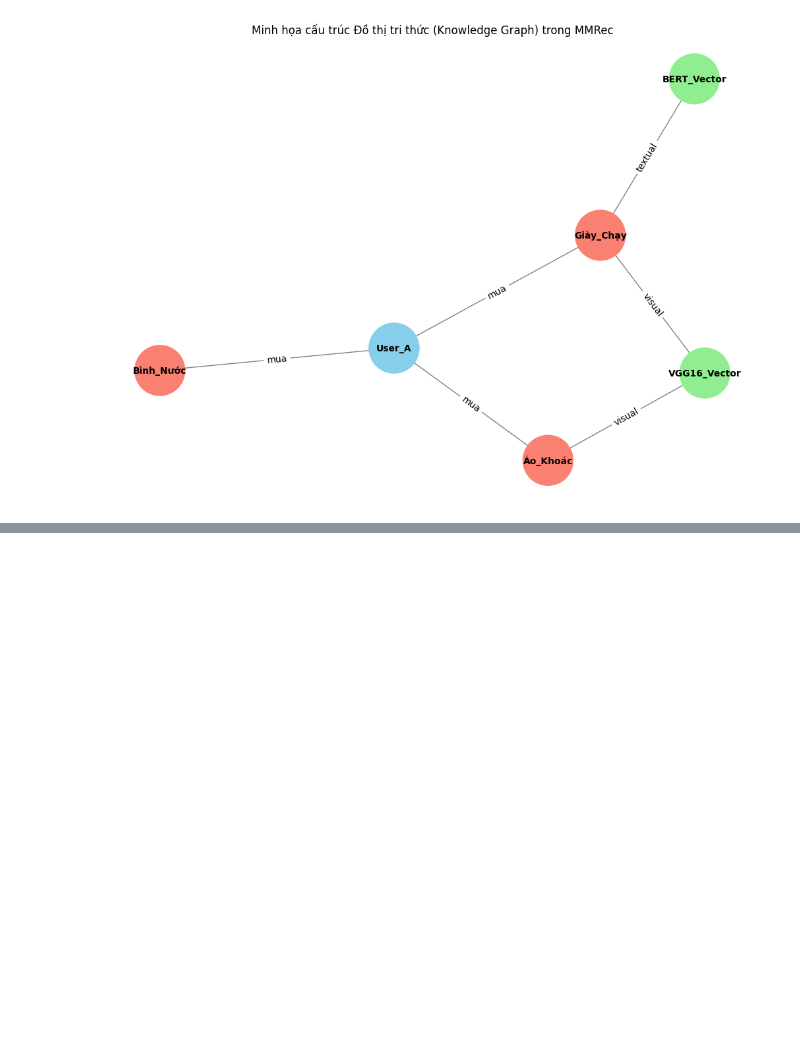
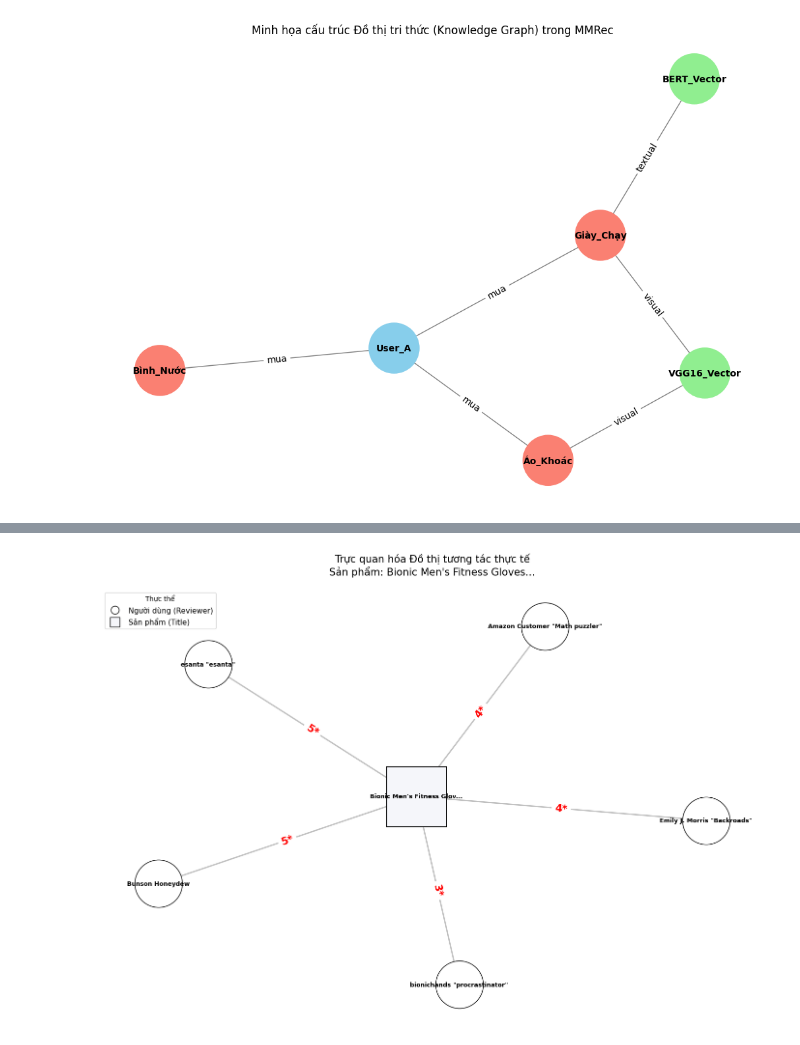
Before and after one commit to ThanhB18059162022/MMRec, a Jupyter notebook: preprocessing.ipynb, the cells around one changed output, grey strips where cells are left out. Saved outputs shown, nothing was run; the diff lists cells and outputs as text; code cells hidden in the pictures; blank space fills up the shorter version.

```diff
--- a/preprocessing.ipynb
+++ b/preprocessing.ipynb
@@ -576,0 +745,2 @@ print(g)
+# %%
+df_meta_with_reviews = pd.read_parquet(os.path.join(PATH, "meta_reviews_merged.gzip.parquet"), engine='pyarrow')
@@ -576,0 +952,64 @@ print(g)
+# %%
+import pandas as pd
+import networkx as nx
+import matplotlib.pyplot as plt
+import matplotlib.lines as mlines
+
+# 1. Khởi tạo đồ thị từ DataFrame df_product_final_plot
+G = nx.Graph()
+
+# Lấy tên sản phẩm làm node trung tâm (rút gọn để không bị tràn node)
+raw_title = df_product_final_plot['title'].iloc[0]
+item_node_name = (raw_title[:25] + '...') if len(raw_title) > 25 else raw_title
+
+# 2. Thêm các cạnh và node dựa trên dữ liệu thực tế
+for _, row in df_product_final_plot.iterrows():
+    u_name = row['reviewerName']
+    r_label = f"{int(row['rating'])}*"
+
+    # Tạo kết nối giữa người dùng và sản phẩm kèm nhãn rating
+    G.add_edge(u_name, item_node_name, label=r_label)
+
+# Tách danh sách node để định dạng hình dáng
+user_nodes = [n for n in G.nodes if n != item_node_name]
+item_node = [item_node_name]
+
+# 3. Cấu hình vẽ đồ thị
+plt.figure(figsize=(14, 10))
+# Sử dụng spring_layout để các tên dài không bị đè lên nhau
+pos = nx.spring_layout(G, k=1.5, seed=42)
+
+# --- VẼ CÁC THỰC THỂ ---
+# Vẽ Người dùng: Hình tròn (o), nền trắng
+nx.draw_networkx_nodes(G, pos, nodelist=user_nodes, node_shape='o',
+                       node_size=5000, node_color='white', edgecolors='black')
+
+# Vẽ Sản phẩm: Hình vuông (s), nền xám nhạt
+nx.draw_networkx_nodes(G, pos, nodelist=item_node, node_shape='s',
+                       node_size=8000, node_color='#f5f6fa', edgecolors='black')
+
+# Vẽ nhãn Text (Tên reviewer và Tiêu đề sản phẩm)
+nx.draw_networkx_labels(G, pos, font_size=9, font_weight='bold')
+
+# Vẽ đường nối (Cạnh)
+nx.draw_networkx_edges(G, pos, width=2, alpha=0.5, edge_color='gray')
+
+# Vẽ nhãn Rating (Sao) màu đỏ nổi bật trên cạnh
+edge_labels = nx.get_edge_attributes(G, 'label')
+nx.draw_networkx_edge_labels(G, pos, edge_labels=edge_labels,
+                              font_size=15, font_color='red', font_weight='bold')
+
+# --- CHÚ THÍCH (LEGEND) ---
+user_handle = mlines.Line2D([], [], color='none', marker='o', markeredgecolor='black',
+                             markerfacecolor='white', markersize=12, label='Người dùng (Reviewer)')
+item_handle = mlines.Line2D([], [], color='none', marker='s', markeredgecolor='black',
+                             markerfacecolor='#f5f6fa', markersize=15, label='Sản phẩm (Title)')
+
+plt.legend(handles=[user_handle, item_handle], loc='upper left', title="Thực thể", fontsize=11)
+
+plt.title(f"Trực quan hóa Đồ thị tương tác thực tế\nSản phẩm: {raw_title[:50]}...", fontsize=15, pad=20)
+plt.axis('off')
+plt.tight_layout()
+plt.show()
+# %% [output]
+[figure, added]
```
Also changed, not shown: parts of 26 cells of this notebook.
